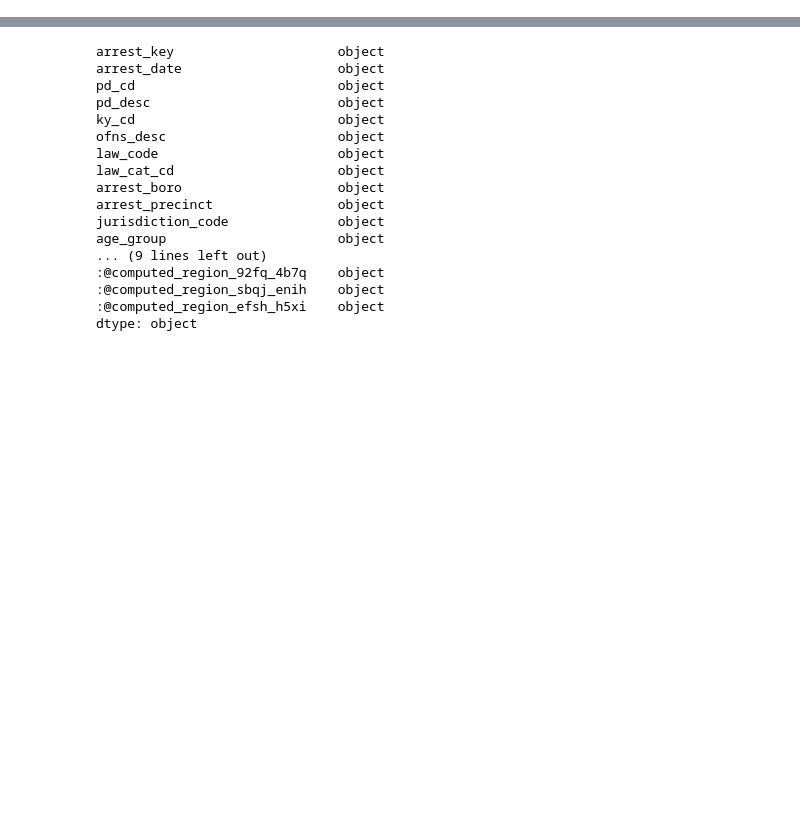
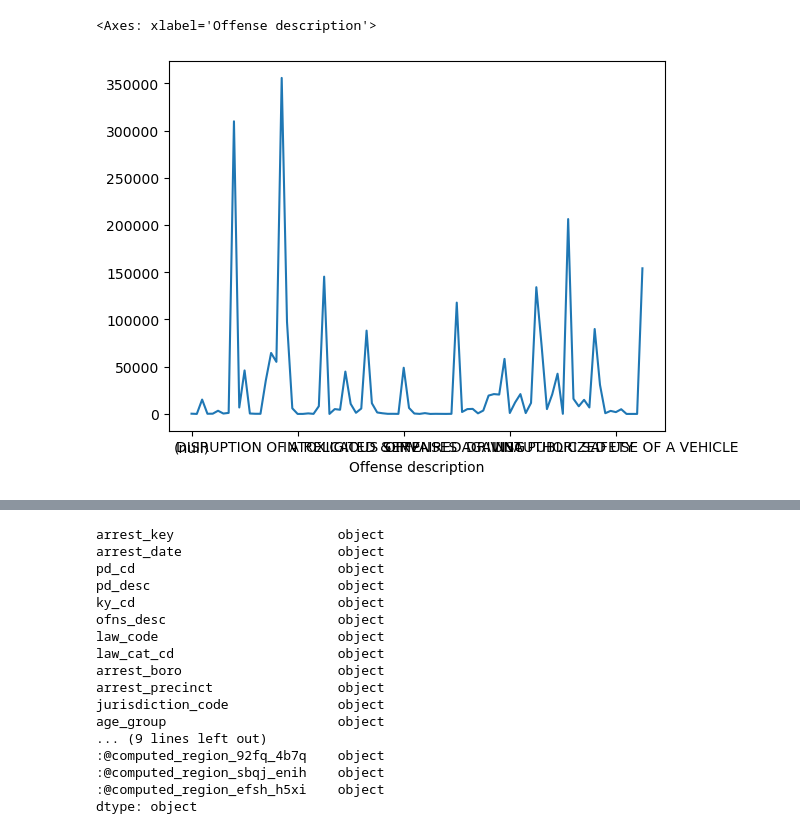
Before and after one commit to amos6224/group5-project1, a Jupyter notebook: group5-project1.ipynb, the cells around one changed output, grey strips where cells are left out. Drawn from its saved outputs; the diff is of its cells as text; code cells hidden in the pictures; blank space fills up the shorter version.

```diff
--- a/group5-project1.ipynb
+++ b/group5-project1.ipynb
@@ -6,0 +85,16 @@ import numpy as np
+# %%
+# Remove unwanted columns
+historical_df.drop(columns=['pd_cd', 'arrest_key','law_cat_cd','law_code','pd_desc','x_coord_cd', 'y_coord_cd', 'ky_cd','arrest_precinct','jurisdiction_code' ], inplace=True)
+# %%
+# Rename Columns
+new_column_names = {
+    'arrest_date': 'Arrest date',
+    'ofns_desc': 'Offense description',
+    'arrest_boro': 'Arrest boro',
+    'age_group': 'Age group',
+    'perp_sex': 'Sex',
+    'perp_race': 'Race',
+    'latitude': 'Latitude',
+    'longitude': 'Longitude'
+}
+historical_df.rename(columns=new_column_names,inplace=True)
@@ -7,3 +117,9 @@ import numpy as np
+# %%
+grouped_sex_offence_2023 = historical_df.groupby('Offense description').size()
+grouped_sex_offence_2023.plot()
+# %% [output]
+<Axes: xlabel='Offense description'>
+[figure, added]
 # %%
 # Set the base URL
 base_url = "https://data.cityofnewyork.us/resource/uip8-fykc.json?"
```
Also changed, not shown: parts of 23 cells of this notebook.
